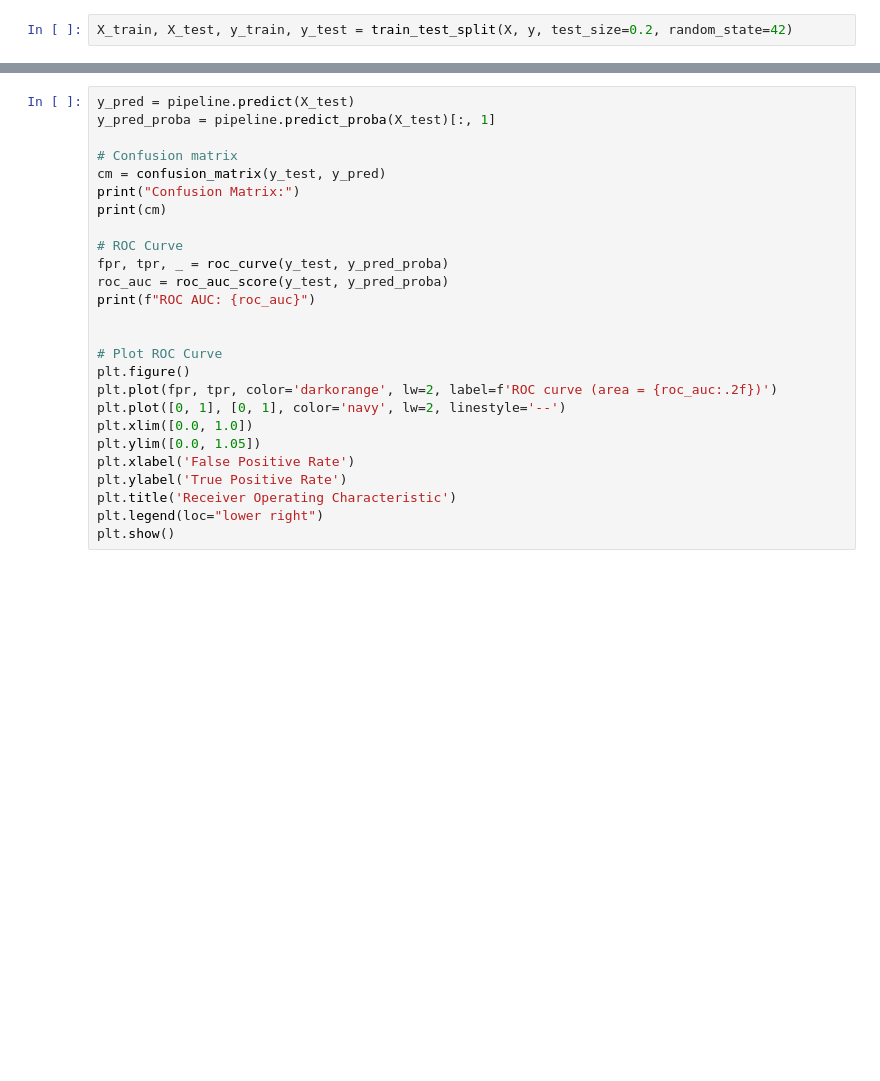
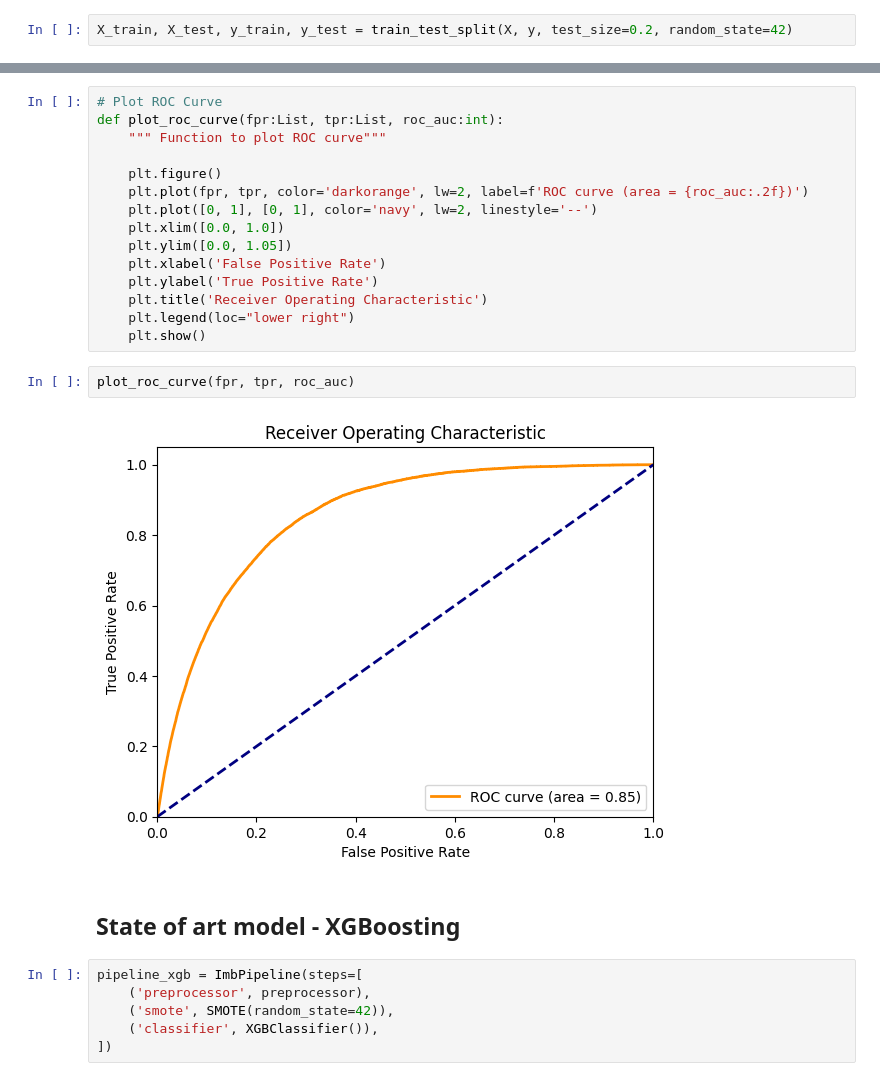
Before and after one commit to indremontvilaite/ml_project, a Jupyter notebook: model.ipynb, the cells around one changed output, grey strips where cells are left out. Drawn from its saved outputs; the diff is of its cells as text; blank space fills up the shorter version.

Commit message:
models fitting

```diff
--- a/model.ipynb
+++ b/model.ipynb
@@ -62,26 +106,27 @@ pipeline_lg.fit(X_train, y_train)
 # %%
-y_pred = pipeline.predict(X_test)
-y_pred_proba = pipeline.predict_proba(X_test)[:, 1]
+# Plot ROC Curve
+def plot_roc_curve(fpr:List, tpr:List, roc_auc:int):
+    """ Function to plot ROC curve"""
 
-# Confusion matrix
-cm = confusion_matrix(y_test, y_pred)
-print("Confusion Matrix:")
-print(cm)
-
-# ROC Curve
-fpr, tpr, _ = roc_curve(y_test, y_pred_proba)
-roc_auc = roc_auc_score(y_test, y_pred_proba)
-print(f"ROC AUC: {roc_auc}")
-
-
-# Plot ROC Curve
-plt.figure()
-plt.plot(fpr, tpr, color='darkorange', lw=2, label=f'ROC curve (area = {roc_auc:.2f})')
-plt.plot([0, 1], [0, 1], color='navy', lw=2, linestyle='--')
-plt.xlim([0.0, 1.0])
-plt.ylim([0.0, 1.05])
-plt.xlabel('False Positive Rate')
-plt.ylabel('True Positive Rate')
-plt.title('Receiver Operating Characteristic')
-plt.legend(loc="lower right")
-plt.show()
+    plt.figure()
+    plt.plot(fpr, tpr, color='darkorange', lw=2, label=f'ROC curve (area = {roc_auc:.2f})')
+    plt.plot([0, 1], [0, 1], color='navy', lw=2, linestyle='--')
+    plt.xlim([0.0, 1.0])
+    plt.ylim([0.0, 1.05])
+    plt.xlabel('False Positive Rate')
+    plt.ylabel('True Positive Rate')
+    plt.title('Receiver Operating Characteristic')
+    plt.legend(loc="lower right")
+    plt.show()
+# %%
+plot_roc_curve(fpr, tpr, roc_auc)
+# %% [output]
+[figure, added]
+# %% [markdown]
+## State of art model - XGBoosting
+# %%
+pipeline_xgb = ImbPipeline(steps=[
+    ('preprocessor', preprocessor),
+    ('smote', SMOTE(random_state=42)),
+    ('classifier', XGBClassifier()),
+])
```
Also changed, not shown: parts of 13 cells of this notebook, 1 other file.
